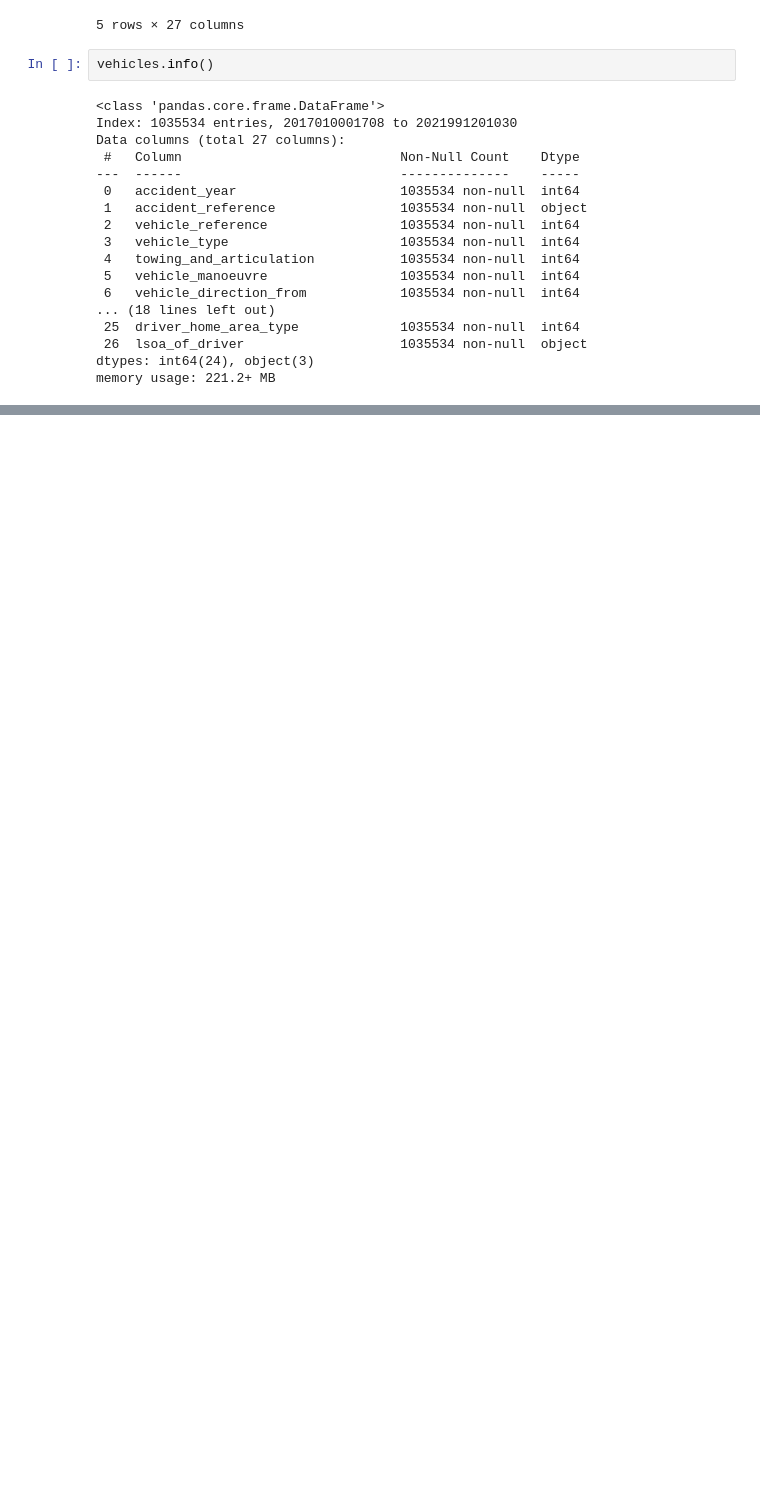
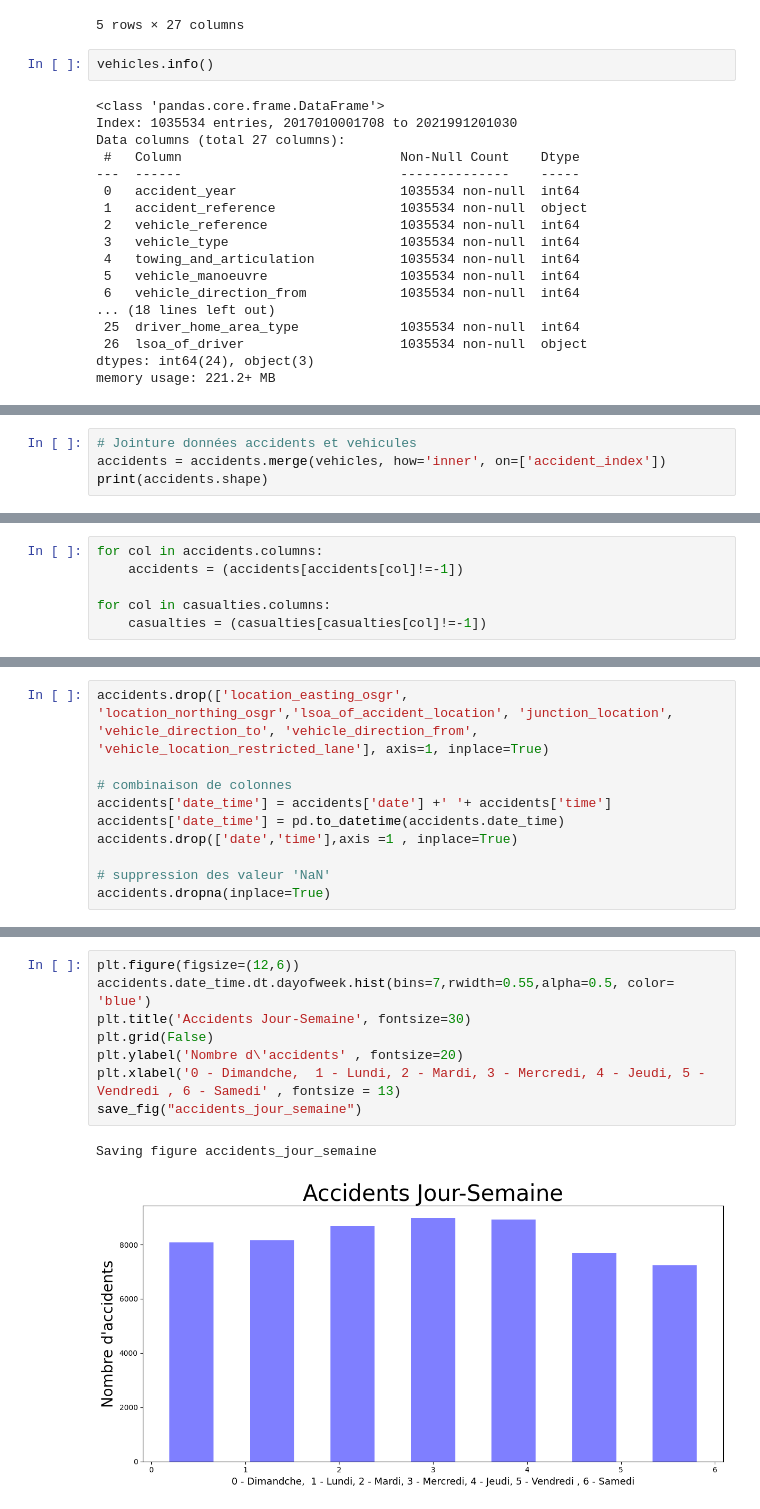
Before and after one commit to saliou33/saltis-road-accident, a Jupyter notebook: model.ipynb, the cells around one changed output, grey strips where cells are left out. Saved outputs shown, nothing was run; the diff lists cells and outputs as text; blank space fills up the shorter version.

```diff
--- a/model.ipynb
+++ b/model.ipynb
@@ -165,0 +219,4 @@ memory usage: 221.2+ MB
+# %%
+# Jointure données accidents et vehicules
+accidents = accidents.merge(vehicles, how='inner', on=['accident_index'])
+print(accidents.shape)
@@ -165,0 +228,6 @@ memory usage: 221.2+ MB
+# %%
+for col in accidents.columns:
+    accidents = (accidents[accidents[col]!=-1])
+
+for col in casualties.columns:
+    casualties = (casualties[casualties[col]!=-1])
@@ -165,0 +236,10 @@ memory usage: 221.2+ MB
+# %%
+accidents.drop(['location_easting_osgr', 'location_northing_osgr','lsoa_of_accident_location', 'junction_location', 'vehicle_direction_to', 'vehicle_direction_from', 'vehicle_location_restricted_lane'], axis=1, inplace=True)
+
+# combinaison de colonnes
+accidents['date_time'] = accidents['date'] +' '+ accidents['time']
+accidents['date_time'] = pd.to_datetime(accidents.date_time)
+accidents.drop(['date','time'],axis =1 , inplace=True)
+
+# suppression des valeur 'NaN'
+accidents.dropna(inplace=True)
@@ -165,0 +255,11 @@ memory usage: 221.2+ MB
+# %%
+plt.figure(figsize=(12,6))
+accidents.date_time.dt.dayofweek.hist(bins=7,rwidth=0.55,alpha=0.5, color= 'blue')
+plt.title('Accidents Jour-Semaine', fontsize=30)
+plt.grid(False)
+plt.ylabel('Nombre d\'accidents' , fontsize=20)
+plt.xlabel('0 - Dimandche,  1 - Lundi, 2 - Mardi, 3 - Mercredi, 4 - Jeudi, 5 - Vendredi , 6 - Samedi' , fontsize = 13)
+save_fig("accidents_jour_semaine")
+# %% [output]
+Saving figure accidents_jour_semaine
+[figure, added]
```
Also changed, not shown: parts of 32 cells of this notebook, 9 other files.
